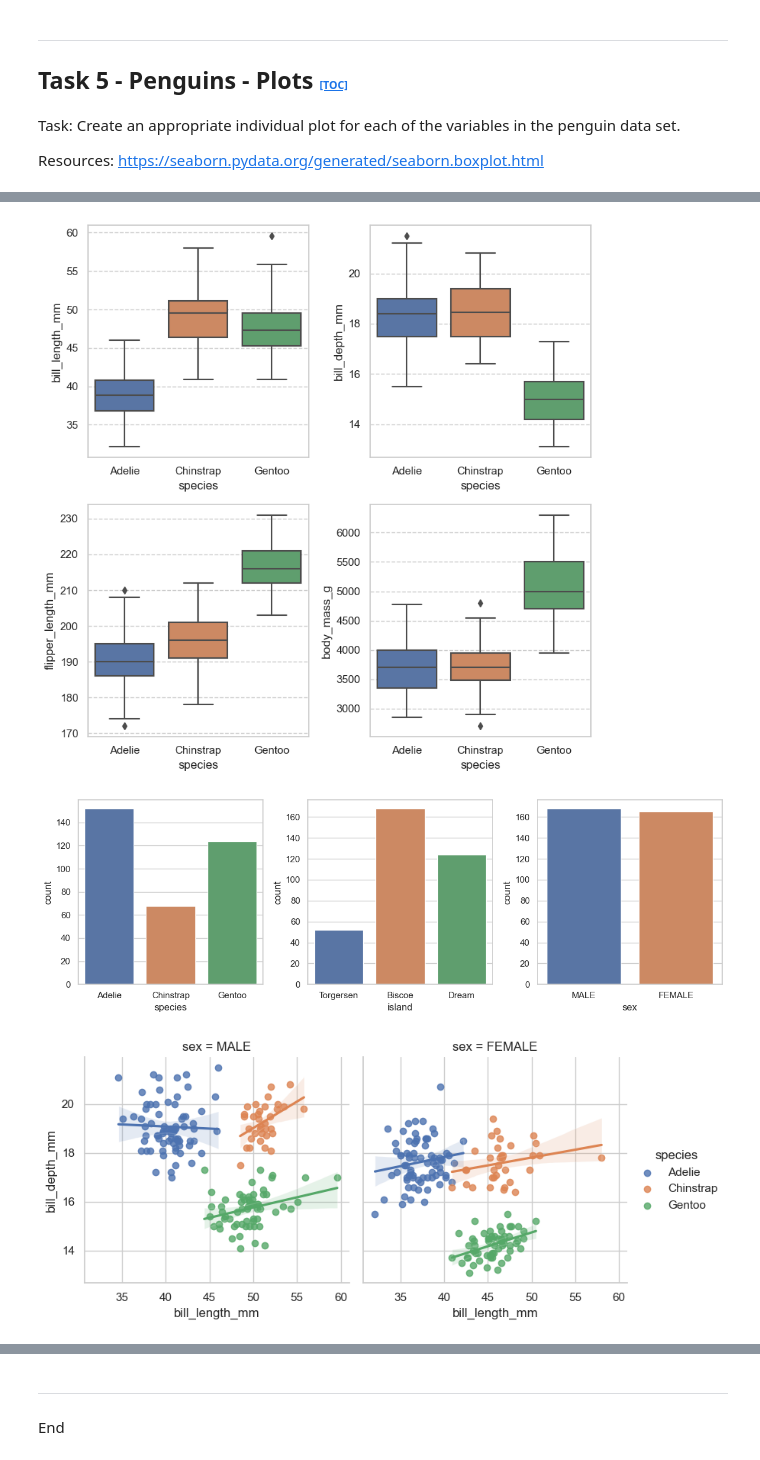
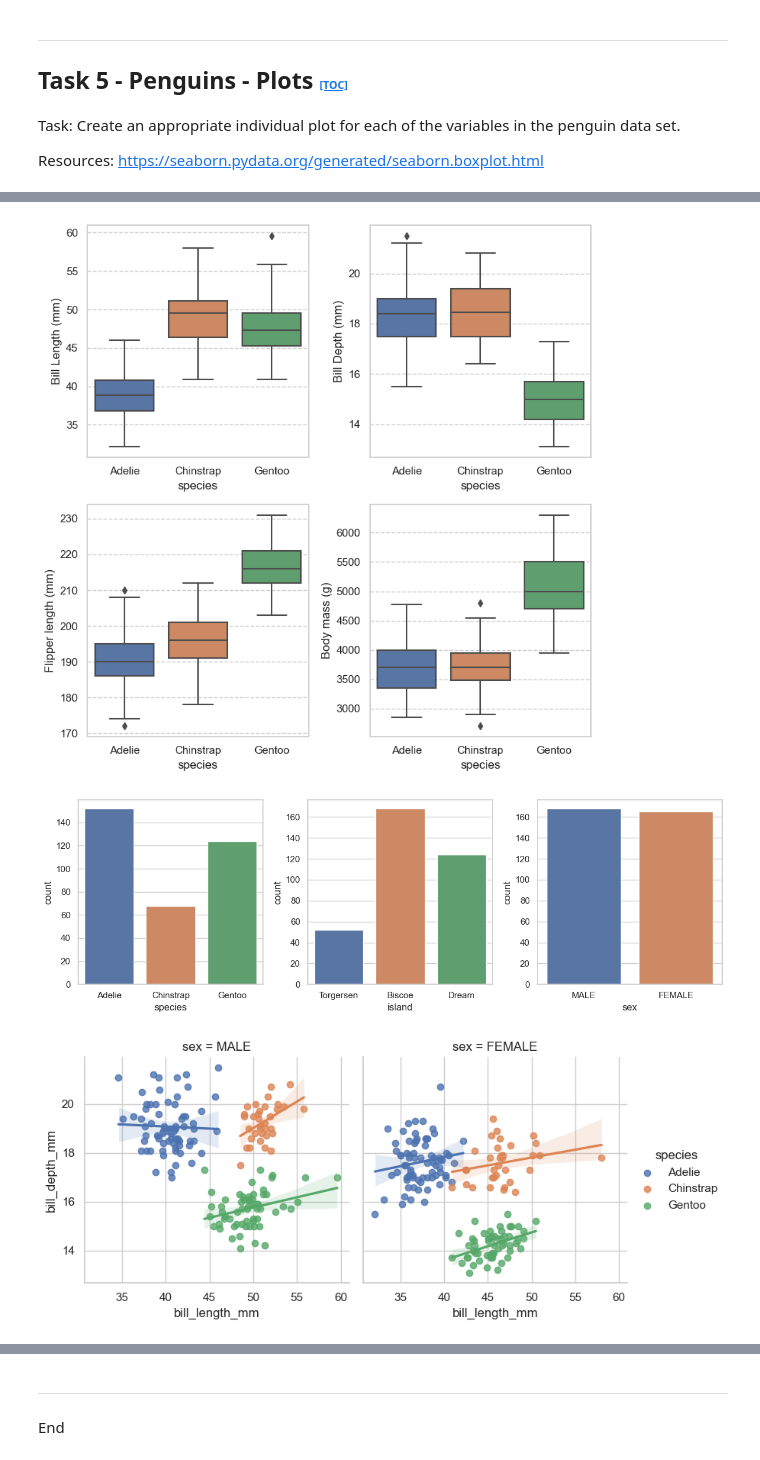
Before and after one commit to Eilis9/Fund_DA, a Jupyter notebook: tasks.ipynb, the cells around one changed output, grey strips where cells are left out. Cells and saved outputs as stored; diff of their text form; code cells hidden in the pictures.

```diff
--- a/tasks.ipynb
+++ b/tasks.ipynb
@@ -360,6 +366,5 @@ Resources: https://seaborn.pydata.org/generated/seaborn.boxplot.html
 # %%
 import seaborn as sns
-# Create some scatter plots (https://seaborn.pydata.org/generated/seaborn.lmplot.html)
 
 # Display the main statistical measures of the measureable data with respect to species
 fig, ax = plt.subplots(nrows = 2, ncols =2, figsize=(8,8));
@@ -367,7 +372,12 @@ sns.boxplot(penguins_df, y='bill_length_mm', x='species', ax=ax[0,0]);
 sns.boxplot(penguins_df, y='bill_depth_mm', x='species', ax=ax[0,1]);
 sns.boxplot(penguins_df, y='flipper_length_mm', x='species', ax=ax[1,0]);
 sns.boxplot(penguins_df, y='body_mass_g', x='species', ax=ax[1,1]);
-
+# Set y-axis labels
+ax[0,0].set_ylabel('Bill Length (mm)')
+ax[0,1].set_ylabel('Bill Depth (mm)')
+ax[1,0].set_ylabel('Flipper length (mm)')
+ax[1,1].set_ylabel('Body mass (g)')
+# Format the gridlines
 ax[0,0].yaxis.grid(True, linestyle='--', zorder=0)
 ax[0,1].yaxis.grid(True, linestyle='--', zorder=0)
 ax[1,0].yaxis.grid(True, linestyle='--', zorder=0)
@@ -378,36 +388,35 @@ fig.tight_layout()
 # https://seaborn.pydata.org/generated/seaborn.countplot.html
 fig, ax = plt.subplots(nrows = 1, ncols =3, figsize=(12,4))
 sns.countplot(penguins_df, x='species', ax=ax[0])
 sns.countplot(penguins_df, x='island', ax=ax[1])
 sns.countplot(penguins_df, x='sex', ax=ax[2])
 fig.tight_layout()
 plt.show()
 
+# Create some scatter plots (https://seaborn.pydata.org/generated/seaborn.lmplot.html)
 sns.lmplot(
     data=penguins_df, x="bill_length_mm", y="bill_depth_mm",
     hue="species", col="sex", height=4,
 )
 plt.show()
 
 # Create histograms of the data for the Penguin measurements
-
 fig, ax = plt.subplots(nrows = 2, ncols =2, figsize=(10,8))
 sns.histplot(penguins_df, x="bill_length_mm", hue="species", ax=ax[0,0], binwidth=2, kde=True)
 sns.histplot(penguins_df, x="bill_depth_mm", hue="species", ax=ax[0,1], binwidth=0.5, kde=True)
 sns.histplot(penguins_df, x="flipper_length_mm", hue="species", ax=ax[1,0], binwidth=5, kde=True)
 sns.histplot(penguins_df, x="body_mass_g", hue="species", ax=ax[1,1], binwidth=200, kde=True)
 fig.tight_layout()
 plt.show()
 
-
 # Create a pairplot of the measured data
 sns.set_theme(style='whitegrid')
 # take 3 years of data for the plot
 g = sns.pairplot(penguins_df[['bill_length_mm', 'bill_depth_mm', 'flipper_length_mm', 'body_mass_g', 'species']], hue="species", diag_kind="kde")
 g.map_lower(sns.kdeplot, levels=7, color=".2")
 plt.show()
 # %% [output]
-[figure, old version]
+[figure, new version]
 [figure]
 [figure]
 [figure]
```
Also changed, not shown: parts of 2 cells of this notebook.
